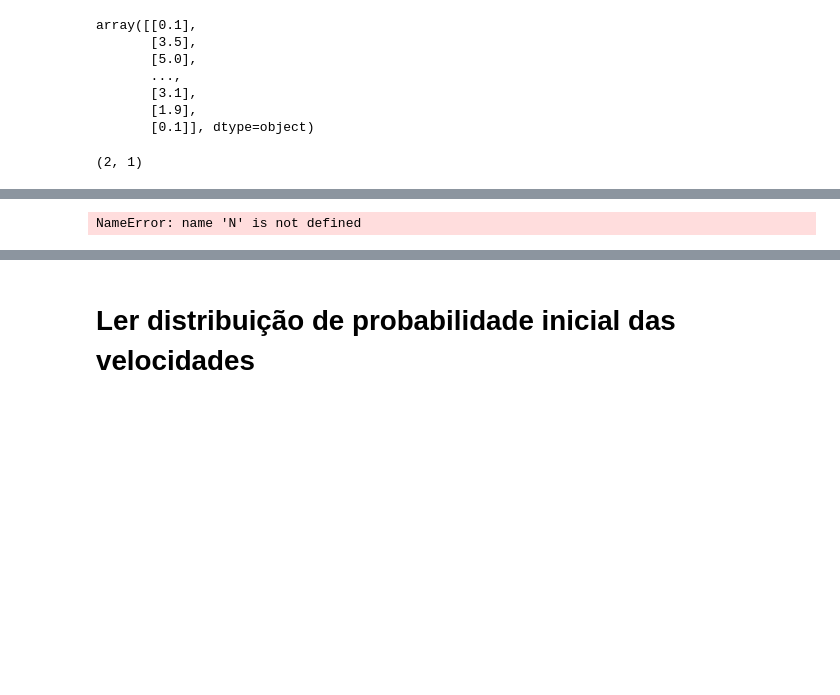
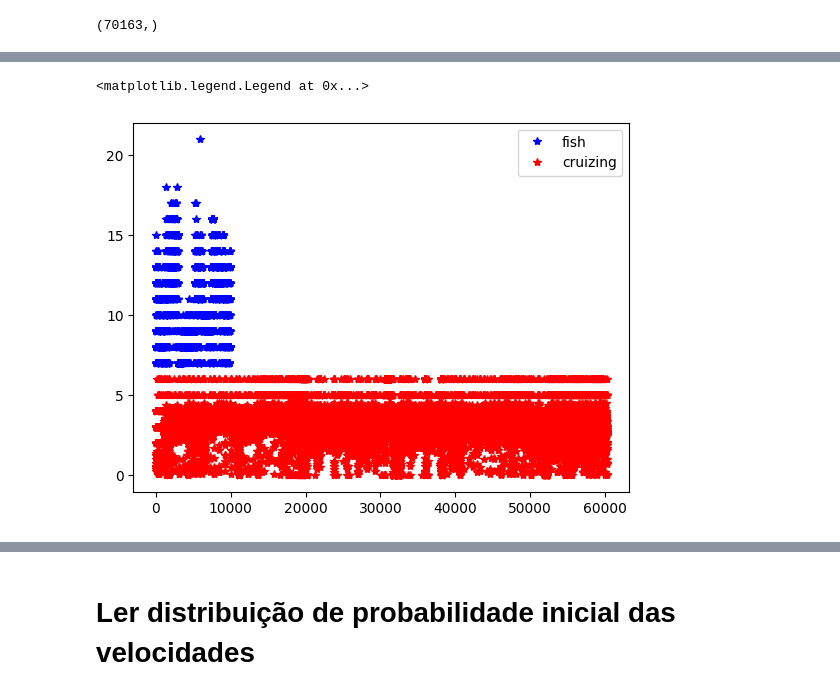
Before and after one commit to victor-souza1997/boat-path-classification, a Jupyter notebook: jupyter/final_file.ipynb, the cells around one changed output, grey strips where cells are left out. Saved outputs shown, nothing was run; the diff lists cells and outputs as text; code cells hidden in the pictures; blank space fills up the shorter version.

```diff
--- a/jupyter/final_file.ipynb
+++ b/jupyter/final_file.ipynb
@@ -15,20 +12,8 @@ filepath = '../content/embarcacoes/'
 df = pd.read_csv(filepath+'embacacoes.csv')
 # %%
 """Select the boat trajectory and preparer the **M** matrix"""
-trajectory = 20 # boat trajectory
-M = df.values # matrix of data
-pos = np.argwhere(M[:,12] == trajectory) # position of the boat
-M = M[pos[:,0],:] # matrix of data with the boat trajectory
-s = M[0:,7] # speed of the boat
-s = np.array([s]).T # transpose of the speed vector
+N = 20 # selected trajectory
+M = df.values # all the information matrix
+pos = np.argwhere(M[:,12] == N) # vector of the position of points where the traject is the N
+s = np.array([M[0:,7]]).T # speed vector
-# %%
-s
-# %% [output]
-array([[0.1],
-       [3.5],
-       [5.0],
-       ...,
-       [3.1],
-       [1.9],
-       [0.1]], dtype=object)
 # %%
@@ -56,21 +41,16 @@ del aux, j, n, m
 # %%
-w.shape
+rot.shape
 # %% [output]
-(2, 1)
+(70163,)
-# %%
-c = np.zeros((k,Dim,Dim))
-for i in range(0, k):
-    aux = s[np.where(rot == i)[0],:] - w[i, :]
-    c[i,:,:] = np.dot(aux.T, aux)/trajectory
-del aux, i
 # %%
-%matplotlib notebook
-fig = plt.figure()
-ax = fig.add_subplot(111)
-plt.ion()
+#%matplotlib notebook
+"""k-means clustering"""
+#fig = plt.figure()
+#ax = fig.add_subplot(111)
+#plt.ion()
 likehood = []
-fig.show()
-fig.canvas.draw()
+#fig.show()
+#fig.canvas.draw()
 
 for l in range(0,1):
     P = np.zeros((N,k))
@@ -102,14 +82,19 @@ for l in range(0,1):
     w = uknovo
     c = cknovo
     likehood = np.append(likehood,sum(np.log(np.sum(L, axis=1))))
-    rot = np.zeros((trajectory))
-    for n in range(0, trajectory):
+    rot = np.zeros((N))
+    for n in range(0, N):
         rot[n] = int(np.argmax(L[n,:])+1)
 
 
-    ax.clear()
-    ax.plot(s[np.where(rot == 1)[0], 0], '*b')
-    ax.plot(s[np.where(rot == 2)[0], 0], '*r')
+    #ax.clear()
+    #ax.plot(s[np.where(rot == 1)[0], 0], '*b')
+    #ax.plot(s[np.where(rot == 2)[0], 0], '*r')
 
-    fig.canvas.draw()
+    #fig.canvas.draw()
+
+
+plt.plot(s[np.where(rot == 1)[0], 0],'*b', label="fish")
+plt.plot(s[np.where(rot == 2)[0], 0],'*r', label="cruizing")
+plt.legend()
 # %% [output]
@@ -118 +101,2 @@ for l in range(0,1):
-NameError: name 'N' is not defined
+<matplotlib.legend.Legend at 0x...>
+[figure, added]
```
Also changed, not shown: parts of 15 cells of this notebook, 3 other files.
